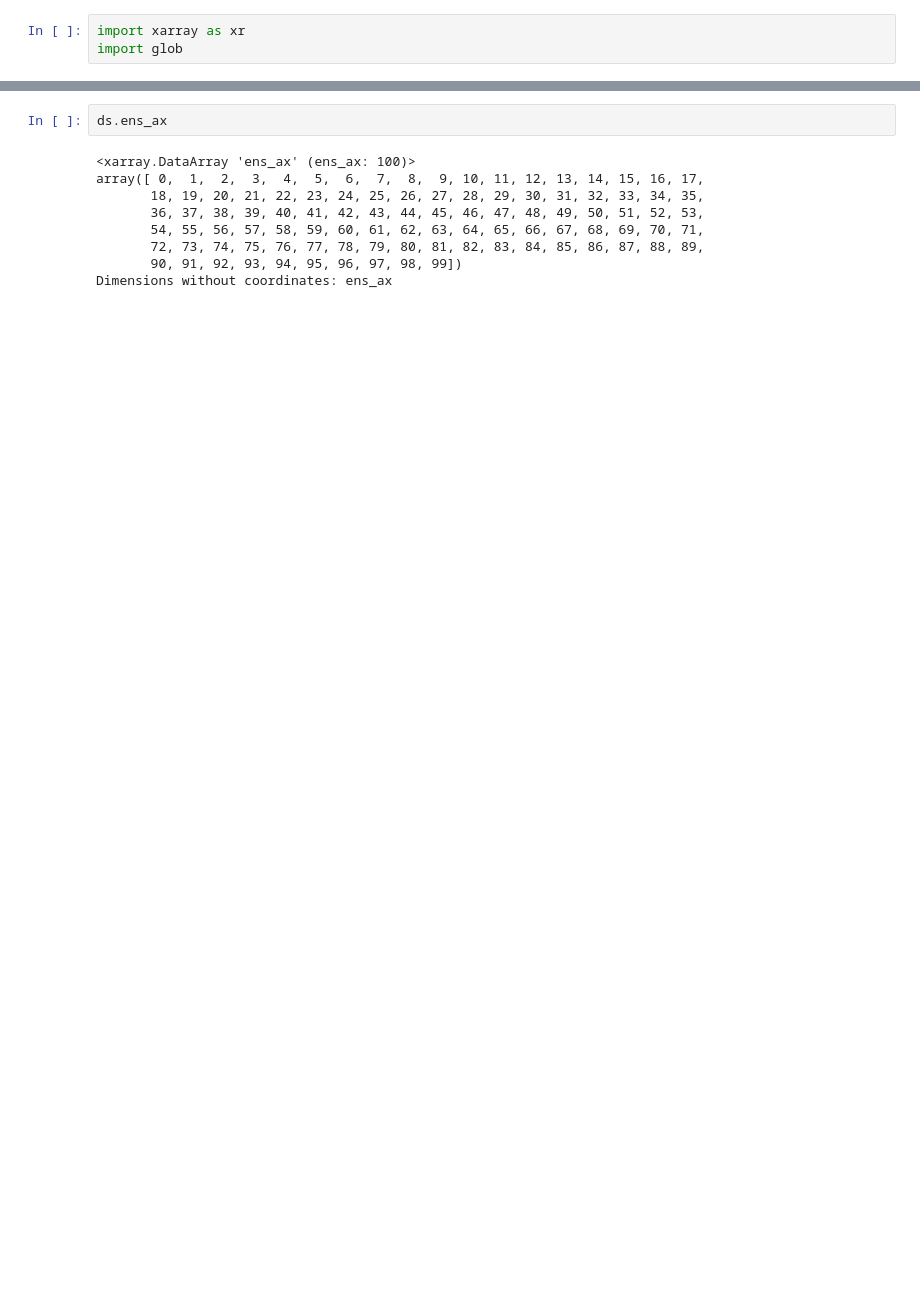
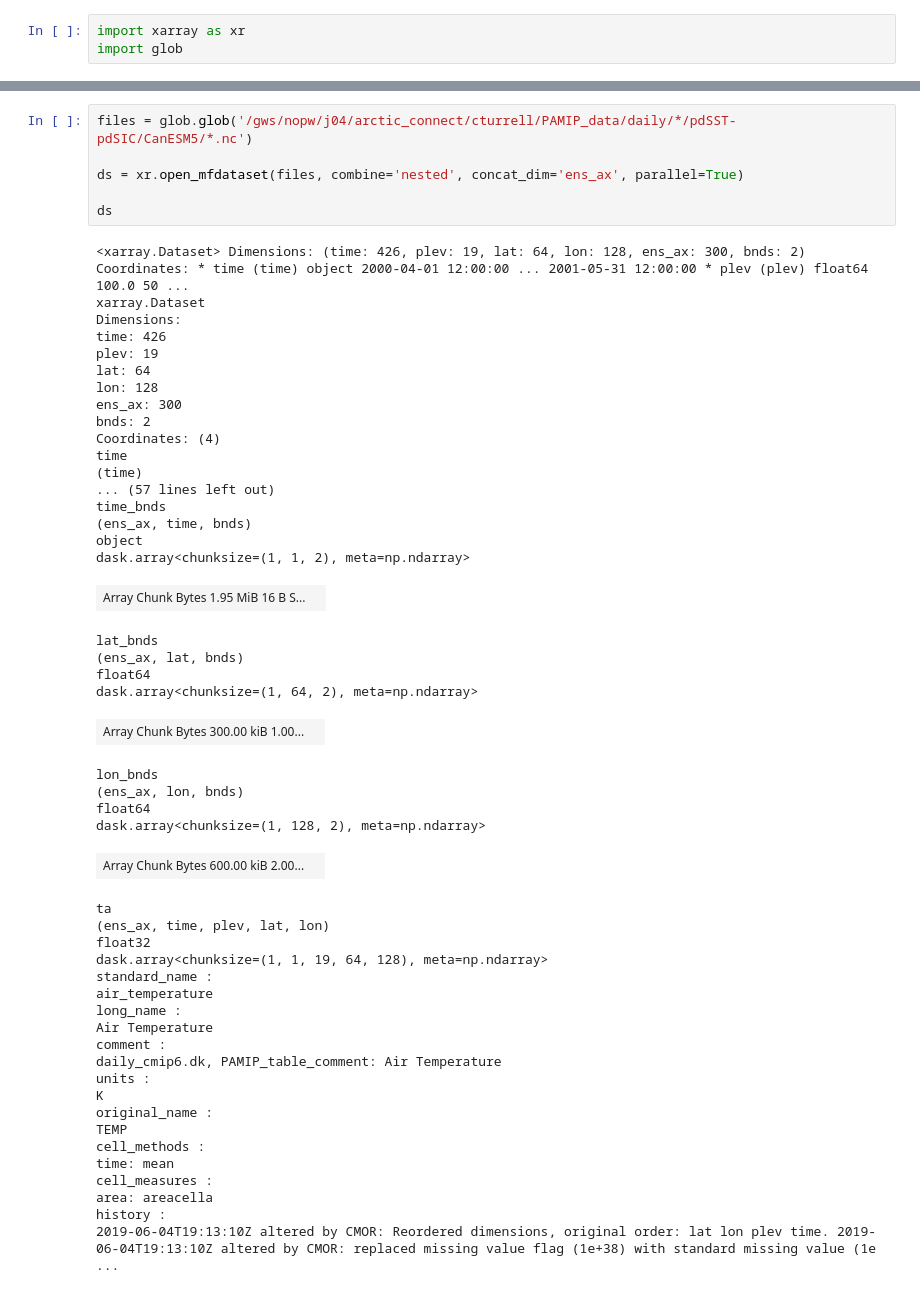
Before and after one commit to Caturrell/eddy_feedback, a Jupyter notebook: pamip/pamip_uvt.ipynb, the cells around one changed output, grey strips where cells are left out. Saved outputs shown, nothing was run; the diff lists cells and outputs as text; blank space fills up the shorter version.

```diff
--- a/pamip/pamip_uvt.ipynb
+++ b/pamip/pamip_uvt.ipynb
@@ -111,14 +111,58 @@ tracking_id :
 hdl:21.14100/adbd5d62-7855-4218-8840-623ed1002bcb
 variant_info :
 AWI/MPI atmosphere-only PAMIP simulations are not branched off from AMIP simulations but initialized on the 1st of April, 2000 with ECMWF reanalysis data. For the spin-up period April and May 2000, th ...
-# %%
-ds.ens_ax
-# %% [output]
-<xarray.DataArray 'ens_ax' (ens_ax: 100)>
-array([ 0,  1,  2,  3,  4,  5,  6,  7,  8,  9, 10, 11, 12, 13, 14, 15, 16, 17,
-       18, 19, 20, 21, 22, 23, 24, 25, 26, 27, 28, 29, 30, 31, 32, 33, 34, 35,
-       36, 37, 38, 39, 40, 41, 42, 43, 44, 45, 46, 47, 48, 49, 50, 51, 52, 53,
-       54, 55, 56, 57, 58, 59, 60, 61, 62, 63, 64, 65, 66, 67, 68, 69, 70, 71,
-       72, 73, 74, 75, 76, 77, 78, 79, 80, 81, 82, 83, 84, 85, 86, 87, 88, 89,
-       90, 91, 92, 93, 94, 95, 96, 97, 98, 99])
-Dimensions without coordinates: ens_ax
+# %%
+files = glob.glob('/gws/nopw/j04/arctic_connect/cturrell/PAMIP_data/daily/*/pdSST-pdSIC/CanESM5/*.nc')
+
+ds = xr.open_mfdataset(files, combine='nested', concat_dim='ens_ax', parallel=True)
+
+ds
+# %% [output]
+<xarray.Dataset> Dimensions: (time: 426, plev: 19, lat: 64, lon: 128, ens_ax: 300, bnds: 2) Coordinates: * time (time) object 2000-04-01 12:00:00 ... 2001-05-31 12:00:00 * plev (plev) float64 100.0 50 ...
+xarray.Dataset
+Dimensions:
+time: 426
+plev: 19
+lat: 64
+lon: 128
+ens_ax: 300
+bnds: 2
+Coordinates: (4)
+time
+(time)
+... (57 lines left out)
+time_bnds
+(ens_ax, time, bnds)
+object
+dask.array<chunksize=(1, 1, 2), meta=np.ndarray>
+| Array Chunk Bytes 1.95 MiB 16 B S... |  |
+lat_bnds
+(ens_ax, lat, bnds)
+float64
+dask.array<chunksize=(1, 64, 2), meta=np.ndarray>
+| Array Chunk Bytes 300.00 kiB 1.00... |  |
+lon_bnds
+(ens_ax, lon, bnds)
+float64
+dask.array<chunksize=(1, 128, 2), meta=np.ndarray>
+| Array Chunk Bytes 600.00 kiB 2.00... |  |
+ta
+(ens_ax, time, plev, lat, lon)
+float32
+dask.array<chunksize=(1, 1, 19, 64, 128), meta=np.ndarray>
+standard_name :
+air_temperature
+long_name :
+Air Temperature
+comment :
+daily_cmip6.dk, PAMIP_table_comment: Air Temperature
+units :
+K
+original_name :
+TEMP
+cell_methods :
+time: mean
+cell_measures :
+area: areacella
+history :
+2019-06-04T19:13:10Z altered by CMOR: Reordered dimensions, original order: lat lon plev time. 2019-06-04T19:13:10Z altered by CMOR: replaced missing value flag (1e+38) with standard missing value (1e ...
```
Also changed, not shown: parts of 7 cells of this notebook, 5 other files.
